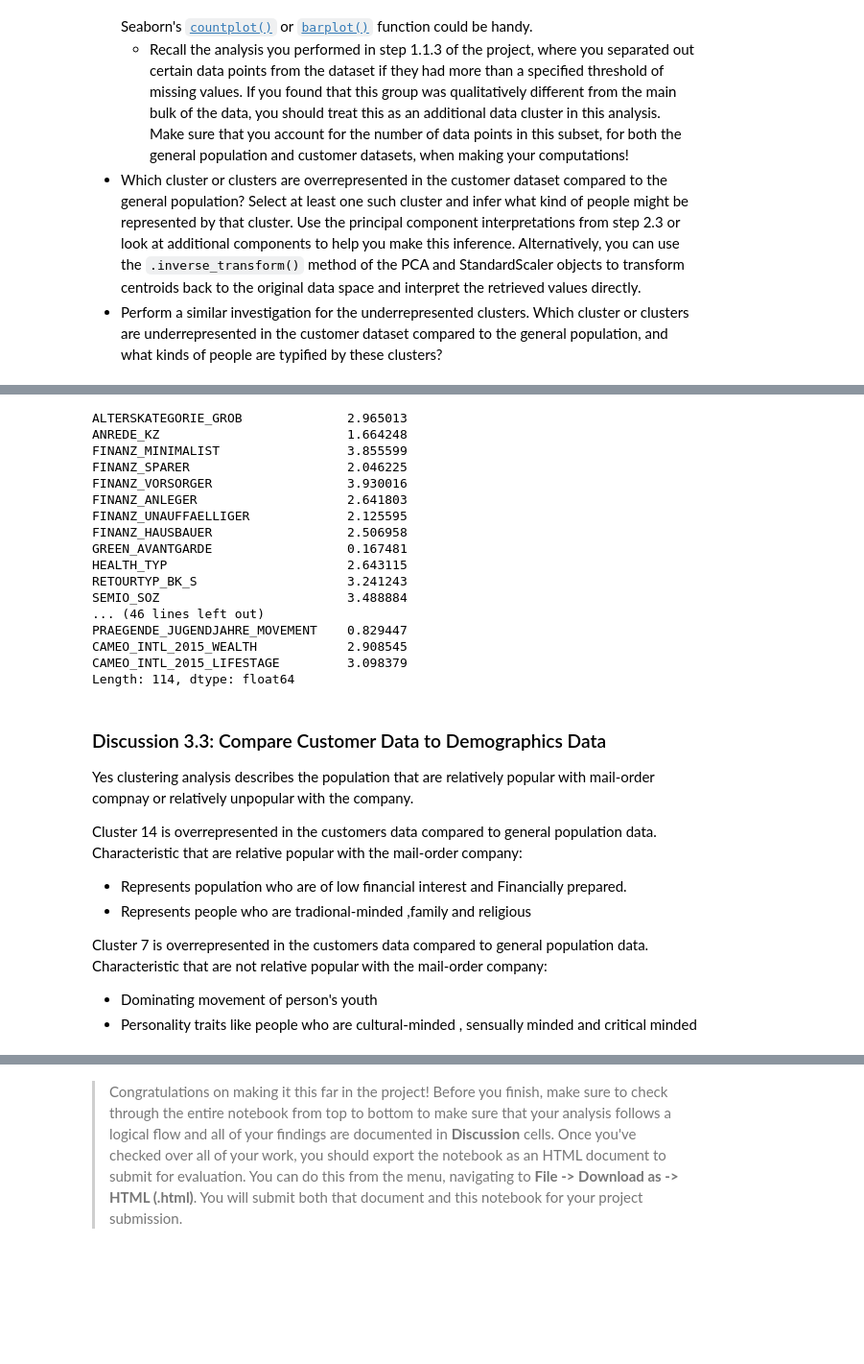
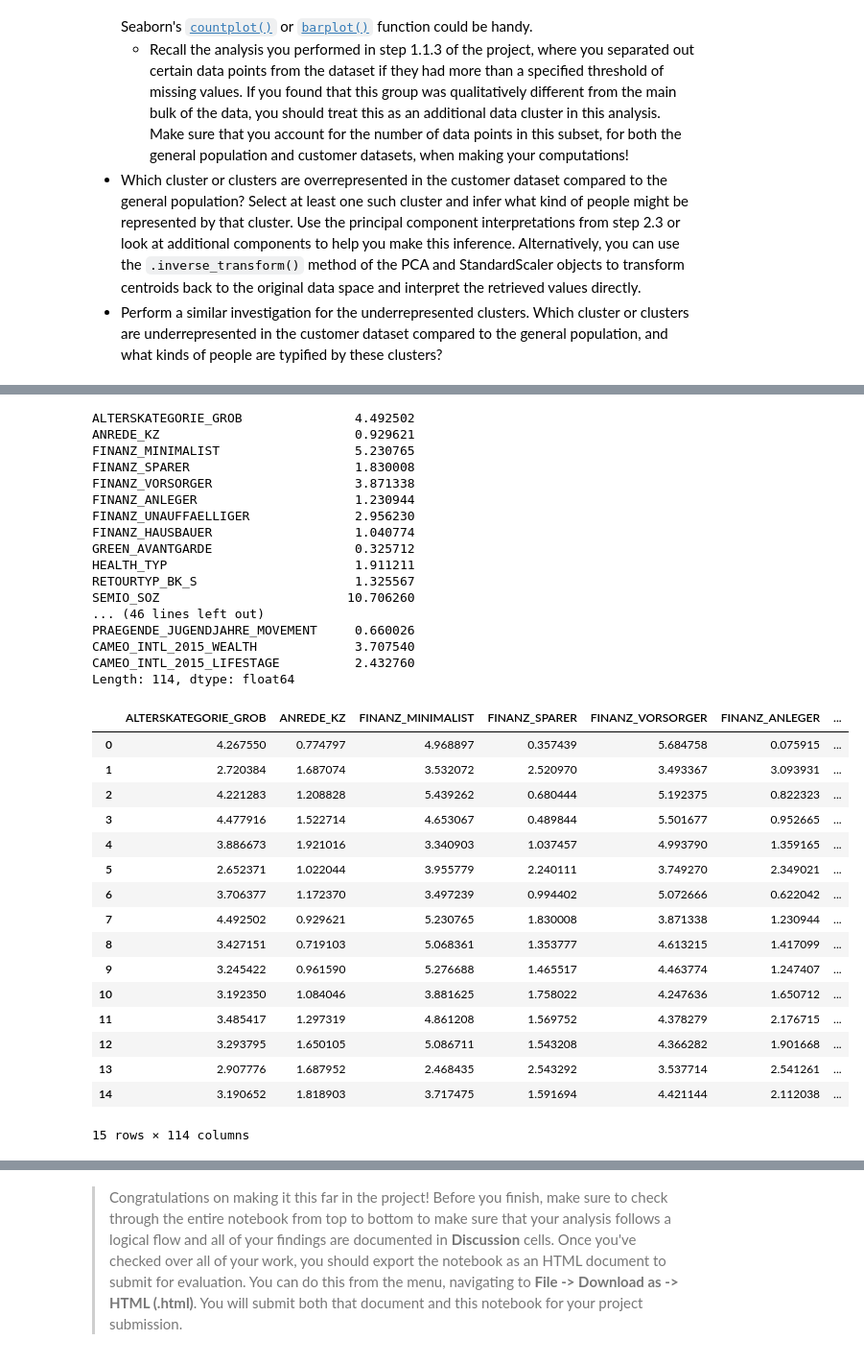
Before and after one commit to akhilkumarmengani/Customer-Segments, a Jupyter notebook: Identify_Customer_Segments.ipynb, the cells around one changed output, grey strips where cells are left out. Shown at 96% size. Saved outputs shown, nothing was run; the diff lists cells and outputs as text; code cells hidden in the pictures; blank space fills up the shorter version.

```diff
--- a/Identify_Customer_Segments.ipynb
+++ b/Identify_Customer_Segments.ipynb
@@ -836,11 +836,9 @@ print(customers_final)
 
 [130473 rows x 114 columns]
 # %%
-fill_data = Imputer(strategy='most_frequent')
 customers_final_impute = pd.DataFrame(fill_data.fit_transform(customers_final), columns=customers_final.columns)
 print(customers_final_impute.columns)
 
-scaler = StandardScaler()
 customers_final_scaled = pd.DataFrame(scaler.fit_transform(customers_final_impute) , columns=customers_final_impute.columns)
 # %% [output]
 Index(['ALTERSKATEGORIE_GROB', 'ANREDE_KZ', 'FINANZ_MINIMALIST',
@@ -855,6 +853,5 @@ Index(['ALTERSKATEGORIE_GROB', 'ANREDE_KZ', 'FINANZ_MINIMALIST',
       dtype='object', length=114)
 # %%
-pca = PCA(n_components=45)
 customers_pca = pca.fit_transform(customers_final_scaled)
 customers_pred = model_refit.predict(customers_pca)
 # %% [markdown]
@@ -956,36 +957,41 @@ cluster_7 = scaler.inverse_transform(pca.inverse_transform(model_refit.cluster_c
 underrepresented = pd.Series(data = cluster_7, index = customers_final.columns)
 print(underrepresented)
 # %% [output]
-ALTERSKATEGORIE_GROB              2.965013
-ANREDE_KZ                         1.664248
-FINANZ_MINIMALIST                 3.855599
-FINANZ_SPARER                     2.046225
-FINANZ_VORSORGER                  3.930016
-FINANZ_ANLEGER                    2.641803
-FINANZ_UNAUFFAELLIGER             2.125595
-FINANZ_HAUSBAUER                  2.506958
-GREEN_AVANTGARDE                  0.167481
-HEALTH_TYP                        2.643115
-RETOURTYP_BK_S                    3.241243
-SEMIO_SOZ                         3.488884
+ALTERSKATEGORIE_GROB               4.492502
+ANREDE_KZ                          0.929621
+FINANZ_MINIMALIST                  5.230765
+FINANZ_SPARER                      1.830008
+FINANZ_VORSORGER                   3.871338
+FINANZ_ANLEGER                     1.230944
+FINANZ_UNAUFFAELLIGER              2.956230
+FINANZ_HAUSBAUER                   1.040774
+GREEN_AVANTGARDE                   0.325712
+HEALTH_TYP                         1.911211
+RETOURTYP_BK_S                     1.325567
+SEMIO_SOZ                         10.706260
 ... (46 lines left out)
-PRAEGENDE_JUGENDJAHRE_MOVEMENT    0.829447
-CAMEO_INTL_2015_WEALTH            2.908545
-CAMEO_INTL_2015_LIFESTAGE         3.098379
+PRAEGENDE_JUGENDJAHRE_MOVEMENT     0.660026
+CAMEO_INTL_2015_WEALTH             3.707540
+CAMEO_INTL_2015_LIFESTAGE          2.432760
 Length: 114, dtype: float64
-# %% [markdown]
-### Discussion 3.3: Compare Customer Data to Demographics Data
-
-Yes clustering analysis describes the population that are relatively popular with mail-order compnay or relatively unpopular with the company.
-
-Cluster 14 is overrepresented in the customers data compared to general population data.
-Characteristic that are relative popular with the mail-order company:
-
-- Represents population who are of low financial interest and Financially prepared.
-- Represents people who are tradional-minded ,family and religious
-
-Cluster 7 is overrepresented in the customers data compared to general population data.
-Characteristic that are not relative popular with the mail-order company:
-
-- Dominating movement of person's youth
-- Personality traits like people who are cultural-minded , sensually minded and critical minded
+# %%
+cluster_specs = pd.DataFrame(scaler.inverse_transform(pca.inverse_transform(model_refit.cluster_centers_)), columns=azdias_final.columns)
+cluster_specs
+# %% [output]
+|  | ALTERSKATEGORIE_GROB | ANREDE_KZ | FINANZ_MINIMALIST | FINANZ_SPARER | FINANZ_VORSORGER | FINANZ_ANLEGER | ... |
+| 0 | 4.267550 | 0.774797 | 4.968897 | 0.357439 | 5.684758 | 0.075915 | ... |
+| 1 | 2.720384 | 1.687074 | 3.532072 | 2.520970 | 3.493367 | 3.093931 | ... |
+| 2 | 4.221283 | 1.208828 | 5.439262 | 0.680444 | 5.192375 | 0.822323 | ... |
+| 3 | 4.477916 | 1.522714 | 4.653067 | 0.489844 | 5.501677 | 0.952665 | ... |
+| 4 | 3.886673 | 1.921016 | 3.340903 | 1.037457 | 4.993790 | 1.359165 | ... |
+| 5 | 2.652371 | 1.022044 | 3.955779 | 2.240111 | 3.749270 | 2.349021 | ... |
+| 6 | 3.706377 | 1.172370 | 3.497239 | 0.994402 | 5.072666 | 0.622042 | ... |
+| 7 | 4.492502 | 0.929621 | 5.230765 | 1.830008 | 3.871338 | 1.230944 | ... |
+| 8 | 3.427151 | 0.719103 | 5.068361 | 1.353777 | 4.613215 | 1.417099 | ... |
+| 9 | 3.245422 | 0.961590 | 5.276688 | 1.465517 | 4.463774 | 1.247407 | ... |
+| 10 | 3.192350 | 1.084046 | 3.881625 | 1.758022 | 4.247636 | 1.650712 | ... |
+| 11 | 3.485417 | 1.297319 | 4.861208 | 1.569752 | 4.378279 | 2.176715 | ... |
+| 12 | 3.293795 | 1.650105 | 5.086711 | 1.543208 | 4.366282 | 1.901668 | ... |
+| 13 | 2.907776 | 1.687952 | 2.468435 | 2.543292 | 3.537714 | 2.541261 | ... |
+| 14 | 3.190652 | 1.818903 | 3.717475 | 1.591694 | 4.421144 | 2.112038 | ... |
+15 rows × 114 columns
```
Also changed, not shown: parts of 18 cells of this notebook, 2 other files.
